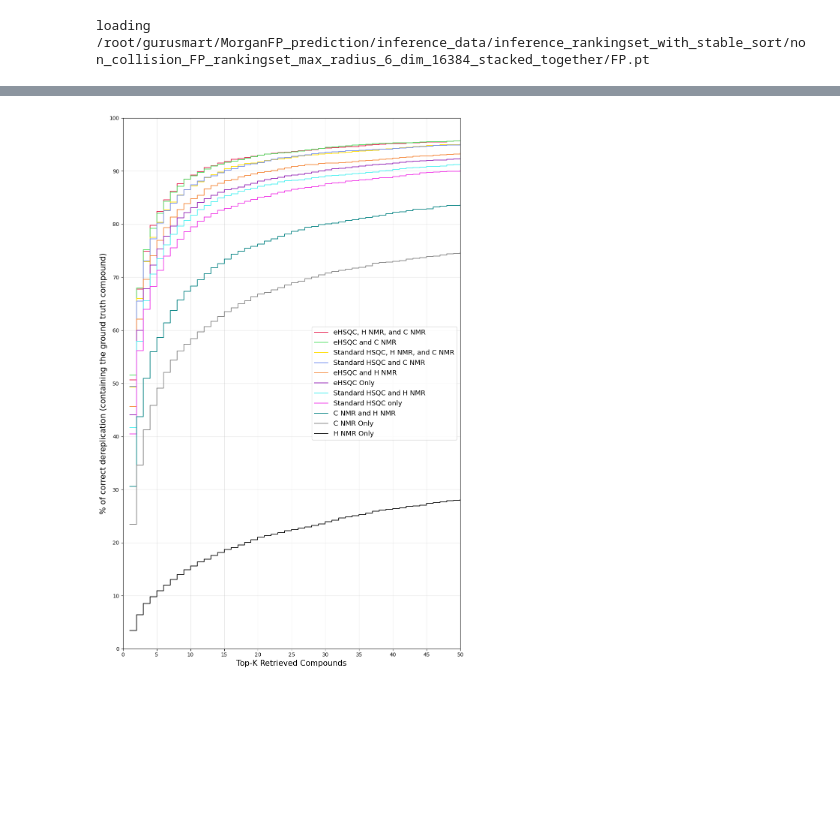
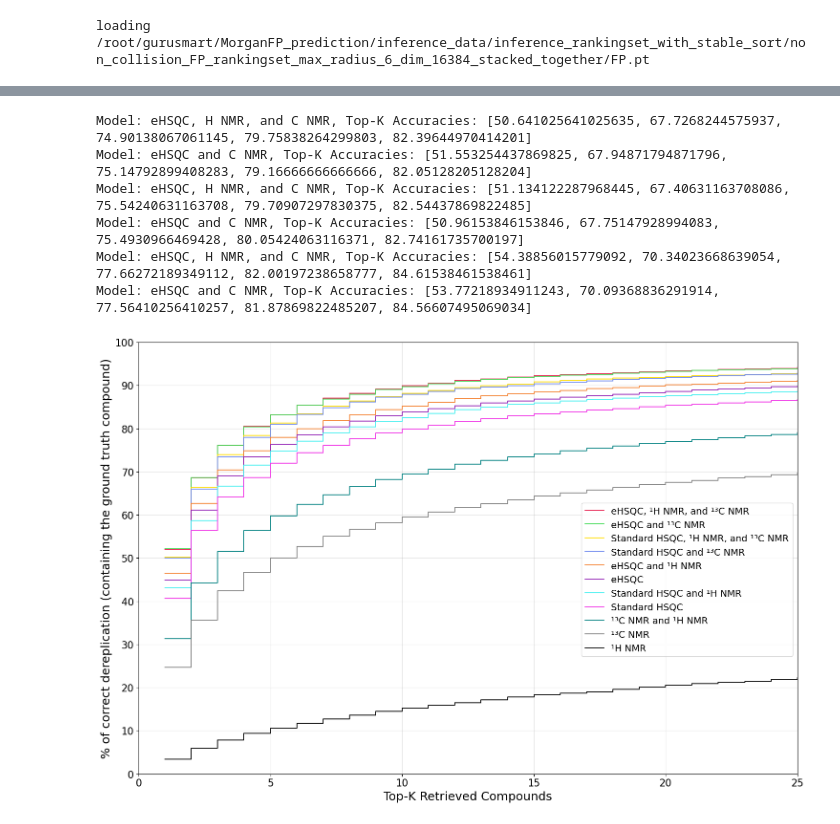
Before and after one commit to xwd0418/Spectre, a Jupyter notebook: inference/inference_to_visualize_ranking.ipynb, the cells around one changed output, grey strips where cells are left out. Cells and saved outputs as stored; diff of their text form; code cells hidden in the pictures; blank space fills up the shorter version.

Commit message:
more visualization scripts

```diff
--- a/inference/inference_to_visualize_ranking.ipynb
+++ b/inference/inference_to_visualize_ranking.ipynb
@@ -51,7 +48,7 @@ from utils.get_NP_class import get_superclass_and_glycoside
 # hparams, model  = choose_model_DB_specific_FP("C-NMR", include_test_loader = False)
 
 
-hparams, model = choose_model("optional", return_data_loader=False)
+hparams, model = choose_model("optional3", return_data_loader=False)
 from datasets.optional_2d_folder_dataset import OptionalInputDataModule
 
 datamodule = OptionalInputDataModule(dir="/workspace/SMILES_dataset", FP_choice=hparams["FP_choice"], input_src=["HSQC", "oneD_NMR"], fp_loader = fp_loader_configer.fp_loader, batch_size=1, parser_args=hparams)
@@ -280,10 +289,10 @@ Standard HSQC and C NMR 281.79092702169623
 mean_rank_records_no_MW = defaultdict(list)
 for i in range(11):
 
-    if i<7:
-        # loading from old records
-        mean_rank_records_no_MW[loader_idx_to_name_mapping[i]] = pre_mean_rank_records_no_MW[old_loader_idx_to_name_mapping[i]]
-        continue
+    # if i<7:
+    #     # loading from old records
+    #     mean_rank_records_no_MW[loader_idx_to_name_mapping[i]] = pre_mean_rank_records_no_MW[old_loader_idx_to_name_mapping[i]]
+    #     continue
     loader_idx = i
     if i == 7: # Standard HSQC only
         loader_idx = 3
@@ -413,0 +399,8 @@ mean_rank_records_no_MW.pop("DeepSAT -- Standard HSQC")
+# %%
+
+save_dir= "/root/gurusmart/MorganFP_prediction/reproduce_previous_works/Spectre/inference/"
+
+with open(save_dir + "topk_with_mw_11_input_types_3.pkl", 'wb') as file:
+    pickle.dump(mean_rank_records, file)
+with open(save_dir + "topk_without_mw_11_input_types_3.pkl", 'wb') as file:
+    pickle.dump(mean_rank_records_no_MW, file)
@@ -413,0 +409,21 @@ mean_rank_records_no_MW.pop("DeepSAT -- Standard HSQC")
+# %%
+# # load
+import pickle
+save_dir = "/root/gurusmart/MorganFP_prediction/reproduce_previous_works/Spectre/inference/"
+with open(save_dir + "topk_with_mw_11_input_types.pkl", 'rb') as file:
+    mean_rank_records = pickle.load(file)
+with open(save_dir + "topk_without_mw_11_input_types.pkl", 'rb') as file:
+    mean_rank_records_no_MW = pickle.load(file)
+
+mean_rank_records_no_MW.pop("DeepSAT -- eHSQC")
+mean_rank_records_no_MW.pop("DeepSAT -- Standard HSQC")
+
+with open(save_dir + "topk_with_mw_11_input_types_2.pkl", 'rb') as file:
+    mean_rank_records_2 = pickle.load(file)
+with open(save_dir + "topk_without_mw_11_input_types_2.pkl", 'rb') as file:
+    mean_rank_records_no_MW_2 = pickle.load(file)
+
+with open(save_dir + "topk_with_mw_11_input_types_3.pkl", 'rb') as file:
+    mean_rank_records_3 = pickle.load(file)
+with open(save_dir + "topk_without_mw_11_input_types_3.pkl", 'rb') as file:
+    mean_rank_records_no_MW_3 = pickle.load(file)
@@ -414,4 +462,13 @@ mean_rank_records_no_MW.pop("DeepSAT -- Standard HSQC")
 # %%
-plot_topk_accuracy(mean_rank_records_no_MW, title="") #Structure Dereplication (not using molecular weight)
+plot_topk_accuracy([mean_rank_records_no_MW, mean_rank_records_no_MW_2,  mean_rank_records_no_MW_3],
+                   title="",
+                   max_k=25,
+                   bbox_to_anchor=(1,0.45)) #Structure Dereplication (not using molecular weight)
 # %% [output]
+Model: eHSQC, H NMR, and C NMR, Top-K Accuracies: [50.641025641025635, 67.7268244575937, 74.90138067061145, 79.75838264299803, 82.39644970414201]
+Model: eHSQC and C NMR, Top-K Accuracies: [51.553254437869825, 67.94871794871796, 75.14792899408283, 79.16666666666666, 82.05128205128204]
+Model: eHSQC, H NMR, and C NMR, Top-K Accuracies: [51.134122287968445, 67.40631163708086, 75.54240631163708, 79.70907297830375, 82.54437869822485]
+Model: eHSQC and C NMR, Top-K Accuracies: [50.96153846153846, 67.75147928994083, 75.4930966469428, 80.05424063116371, 82.74161735700197]
+Model: eHSQC, H NMR, and C NMR, Top-K Accuracies: [54.38856015779092, 70.34023668639054, 77.66272189349112, 82.00197238658777, 84.61538461538461]
+Model: eHSQC and C NMR, Top-K Accuracies: [53.77218934911243, 70.09368836291914, 77.56410256410257, 81.87869822485207, 84.56607495069034]
-[figure, old version]
+[figure, new version]
```
Also changed, not shown: parts of 23 cells of this notebook, 15 other files.
